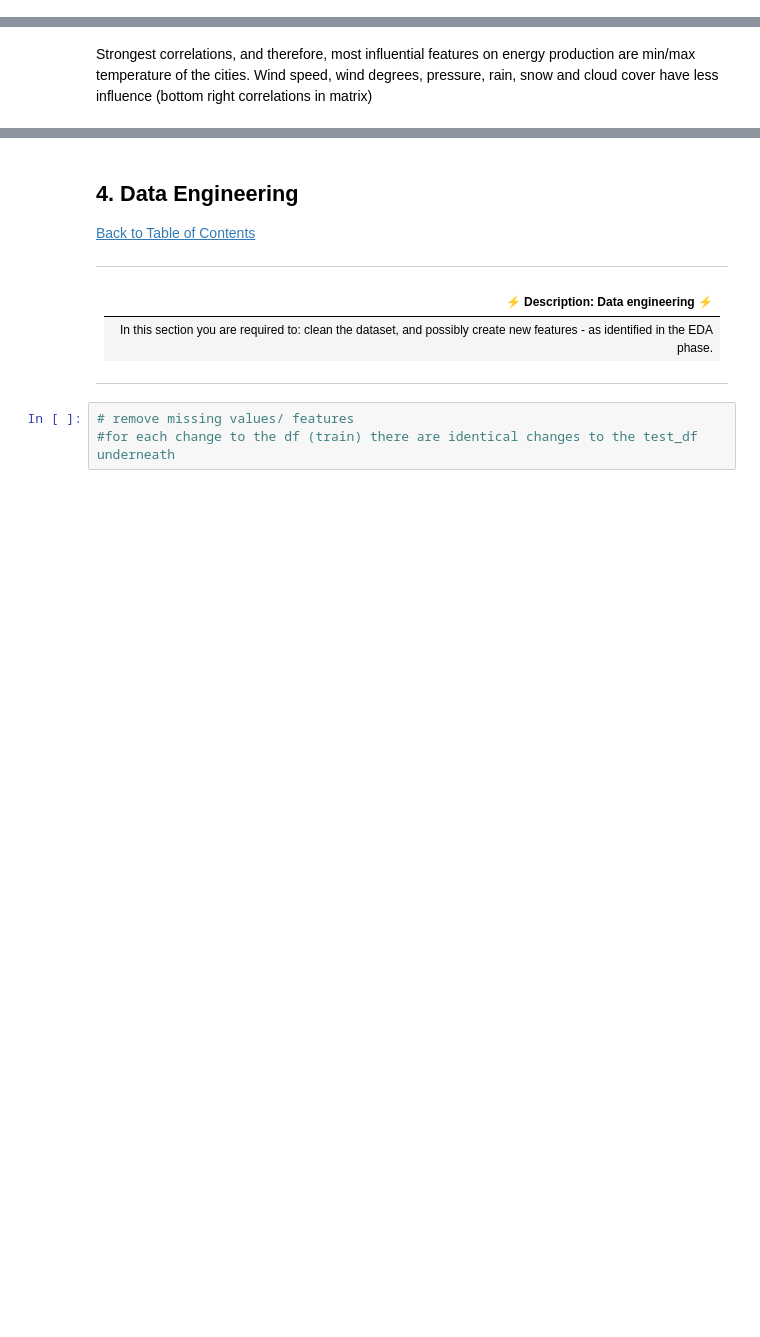
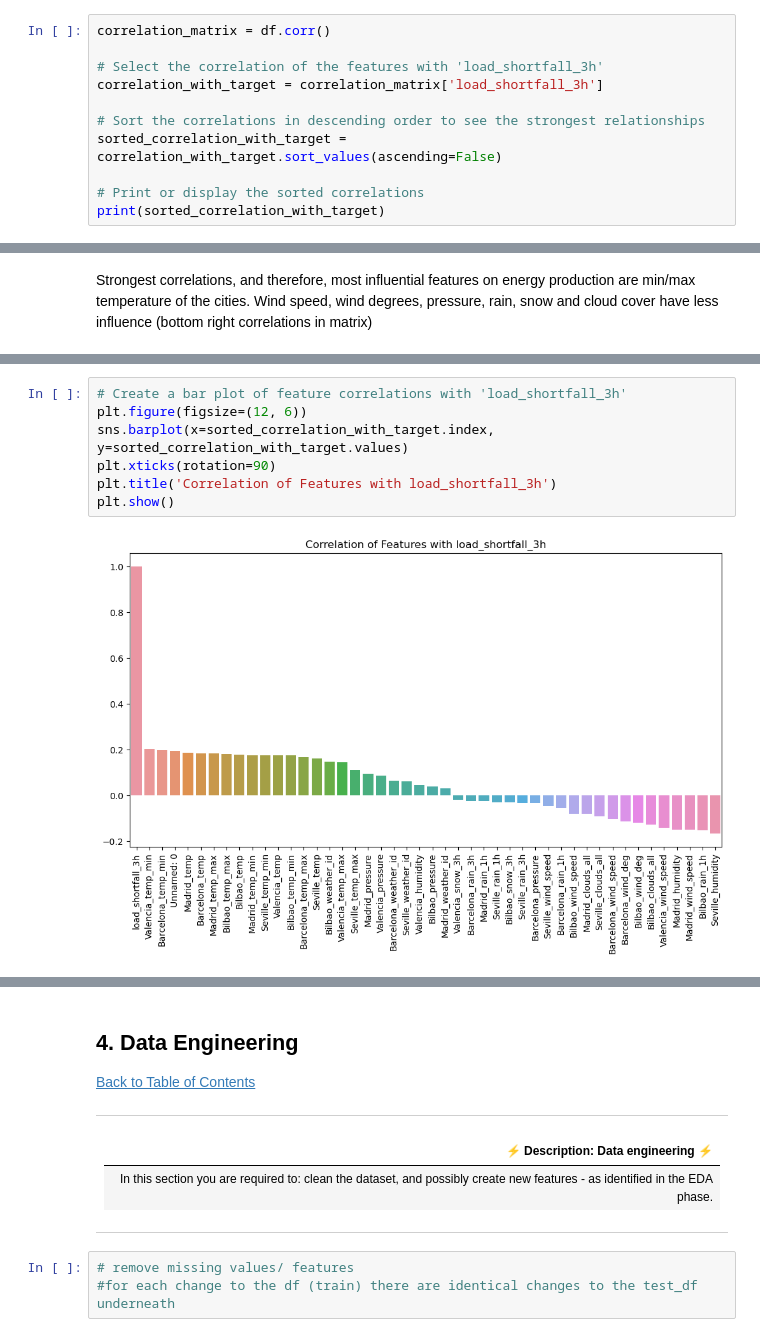
Before and after one commit to Reegs001220/Regression-sprint-2307FTDS-Team-DN1, a Jupyter notebook: Advanced-Regression-Starter-Data/starter-notebook.ipynb, the cells around one changed output, grey strips where cells are left out. Saved outputs shown, nothing was run; the diff lists cells and outputs as text; blank space fills up the shorter version.

```diff
--- a/Advanced-Regression-Starter-Data/starter-notebook.ipynb
+++ b/Advanced-Regression-Starter-Data/starter-notebook.ipynb
@@ -280,3 +284,14 @@ plot_corr(corr, xnames=corr.columns, ax=ax)
 plt.show()
 # %% [output]
 [figure]
+# %%
+correlation_matrix = df.corr()
+
+# Select the correlation of the features with 'load_shortfall_3h'
+correlation_with_target = correlation_matrix['load_shortfall_3h']
+
+# Sort the correlations in descending order to see the strongest relationships
+sorted_correlation_with_target = correlation_with_target.sort_values(ascending=False)
+
+# Print or display the sorted correlations
+print(sorted_correlation_with_target)
@@ -286,0 +335,9 @@ Strongest correlations, and therefore, most influential features on energy produ
+# %%
+# Create a bar plot of feature correlations with 'load_shortfall_3h'
+plt.figure(figsize=(12, 6))
+sns.barplot(x=sorted_correlation_with_target.index, y=sorted_correlation_with_target.values)
+plt.xticks(rotation=90)
+plt.title('Correlation of Features with load_shortfall_3h')
+plt.show()
+# %% [output]
+[figure, added]
```
Also changed, not shown: parts of 34 cells of this notebook.
